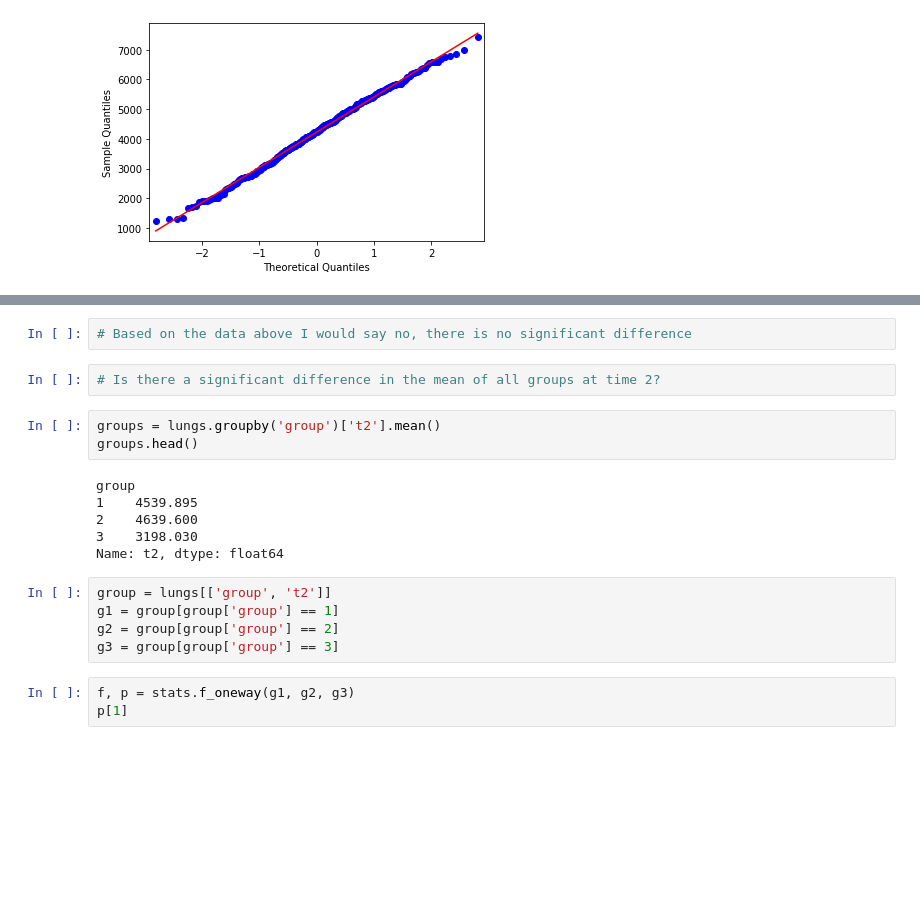
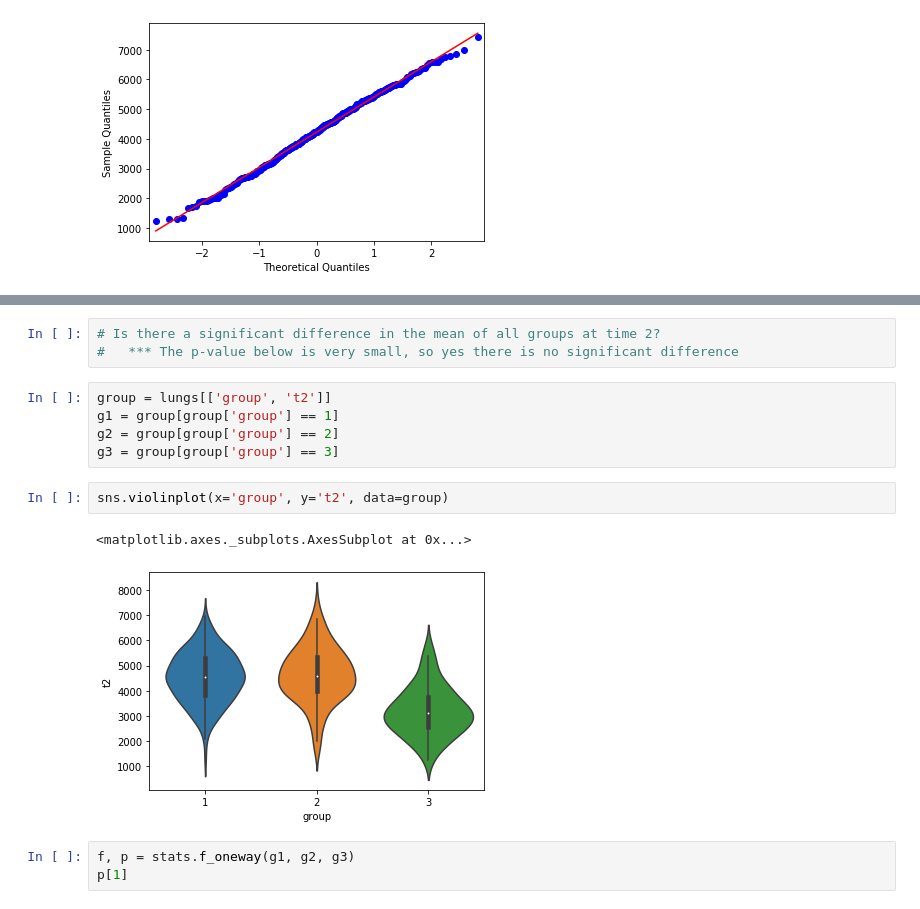
Before and after one commit to ssmcnatt/pair-work, a Jupyter notebook: week3/parametric-tests.ipynb, the cells around one changed output, grey strips where cells are left out. Cells and saved outputs as stored; diff of their text form; blank space fills up the shorter version.

```diff
--- a/week3/parametric-tests.ipynb
+++ b/week3/parametric-tests.ipynb
@@ -52,24 +60,19 @@ plt.show()
 # %% [output]
 [figure]
 [figure]
-# %%
-# Based on the data above I would say no, there is no significant difference
 # %%
 # Is there a significant difference in the mean of all groups at time 2?
+#   *** The p-value below is very small, so yes there is no significant difference
-# %%
-groups = lungs.groupby('group')['t2'].mean()
-groups.head()
-# %% [output]
-group
-1    4539.895
-2    4639.600
-3    3198.030
-Name: t2, dtype: float64
 # %%
 group = lungs[['group', 't2']]
 g1 = group[group['group'] == 1]
 g2 = group[group['group'] == 2]
 g3 = group[group['group'] == 3]
+# %%
+sns.violinplot(x='group', y='t2', data=group)
+# %% [output]
+<matplotlib.axes._subplots.AxesSubplot at 0x...>
+[figure, added]
 # %%
 f, p = stats.f_oneway(g1, g2, g3)
 p[1]
```
Also changed, not shown: parts of 2 cells of this notebook, 1 other file.
